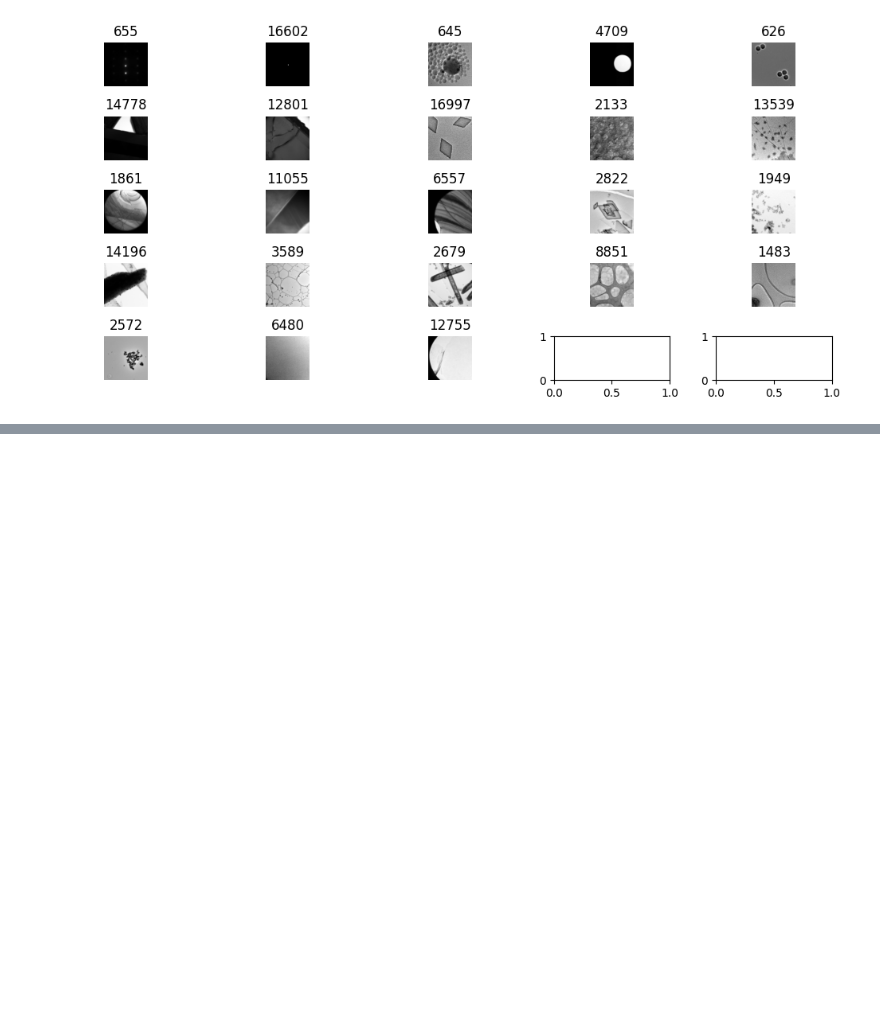
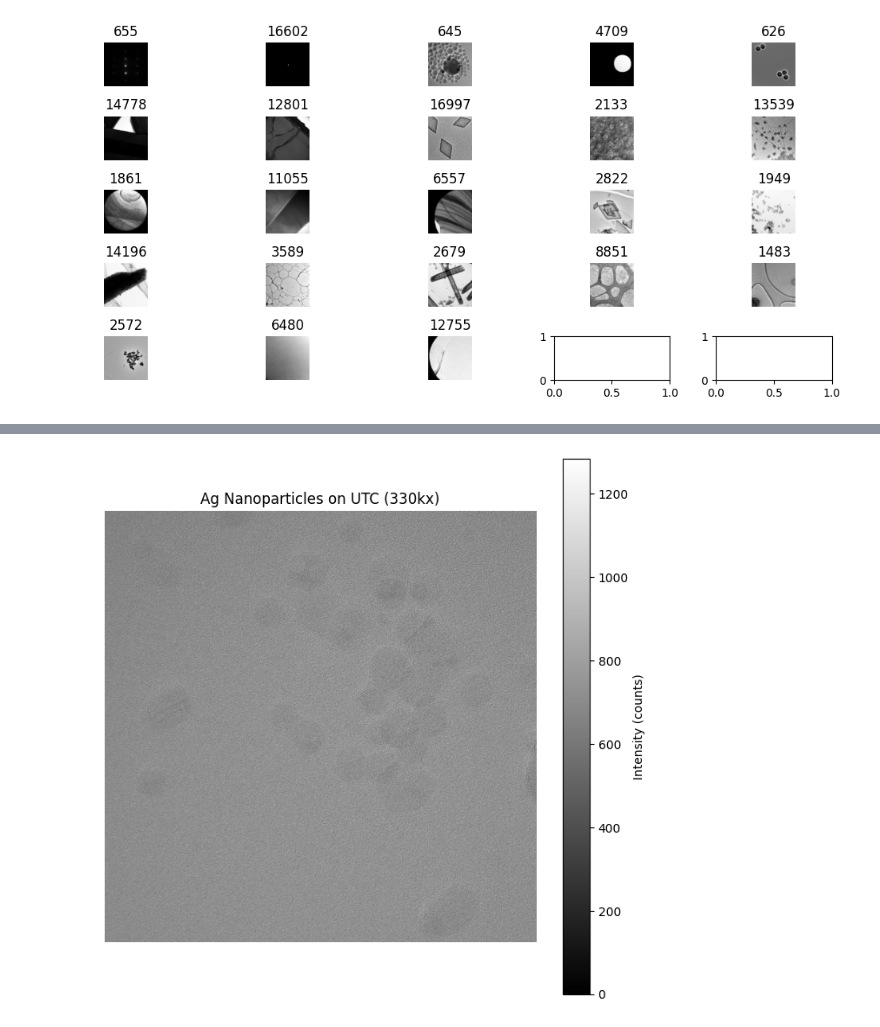
Before and after one commit to Tndeal/PH-TEM, a Jupyter notebook: dataset_split.ipynb, the cells around one changed output, grey strips where cells are left out. Saved outputs shown, nothing was run; the diff lists cells and outputs as text; code cells hidden in the pictures; blank space fills up the shorter version.

```diff
--- a/dataset_split.ipynb
+++ b/dataset_split.ipynb
@@ -101,0 +271,20 @@ plt.show()
+# %%
+from ncempy.io import dm
+from pathlib import Path
+import matplotlib.pyplot as plt
+
+file = Path("hrtem_files/2022_02_02 5nm Ag nanoparticles on UTC/20220202_Ag_UTC_330kx_2650e_0p1596s_02.dm3")
+
+# Load the DM3 file
+data_dict = dm.dmReader(str(file.resolve()))
+
+image_data = data_dict['data']
+
+plt.figure(figsize=(8, 8))
+plt.imshow(image_data, cmap='gray')
+plt.title("Ag Nanoparticles on UTC (330kx)")
+plt.colorbar(label='Intensity (counts)')
+plt.axis('off')  # Hides pixel coordinates for a cleaner look
+plt.show()
+# %% [output]
+[figure, added]
```
Also changed, not shown: parts of 19 cells of this notebook, 2 other files.
